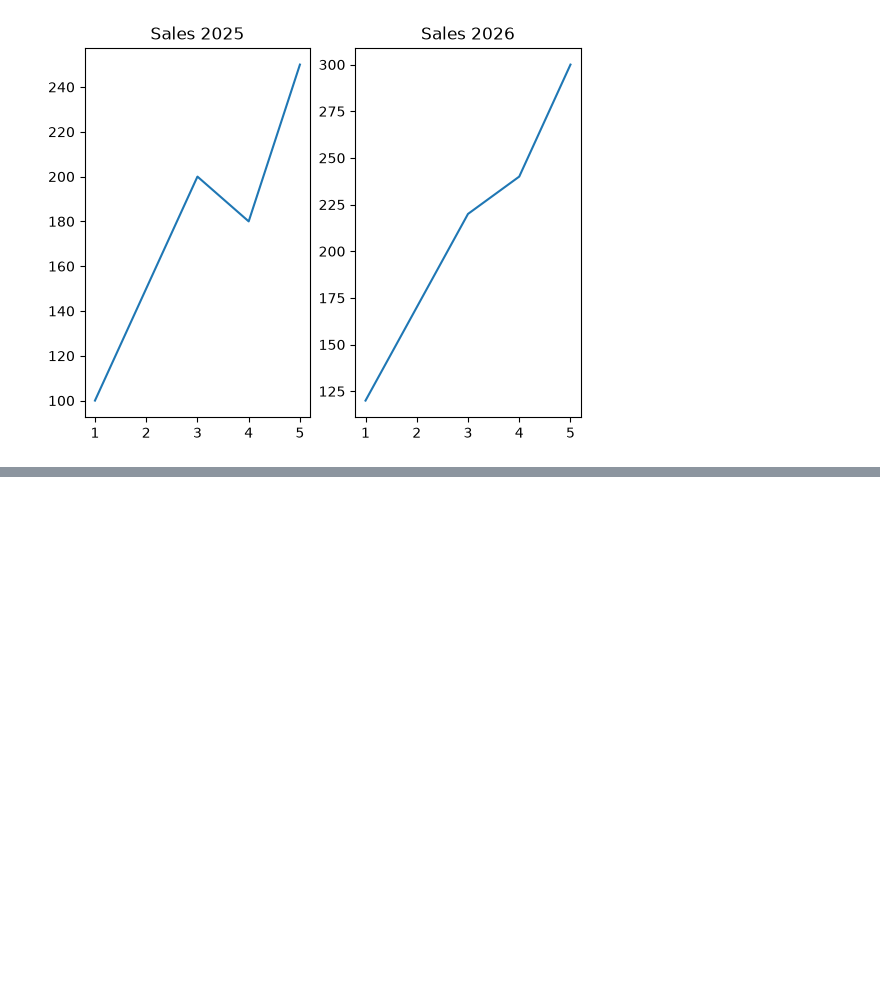
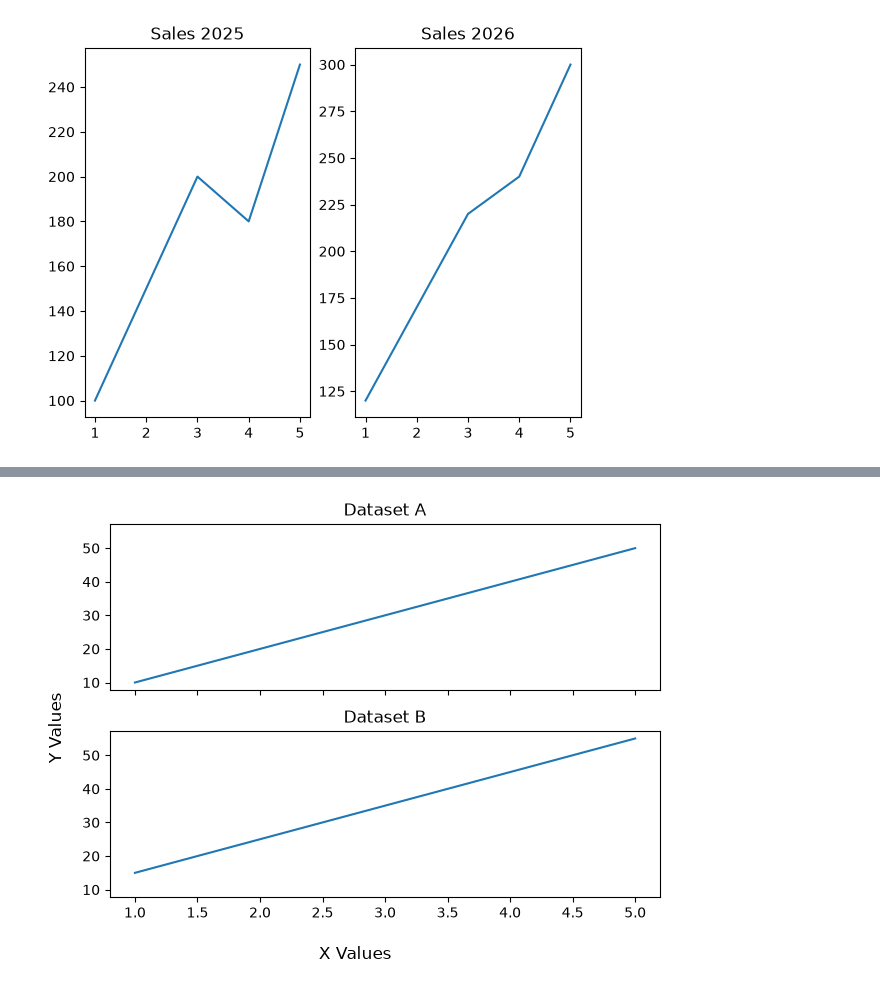
Before and after one commit to yashvardhansingh442-dev/python-deep-dive, a Jupyter notebook: learning-codes/library/scipy/Plotting-basic.ipynb, the cells around one changed output, grey strips where cells are left out. Saved outputs shown, nothing was run; the diff lists cells and outputs as text; code cells hidden in the pictures; blank space fills up the shorter version.

```diff
--- a/learning-codes/library/scipy/Plotting-basic.ipynb
+++ b/learning-codes/library/scipy/Plotting-basic.ipynb
@@ -591,0 +661,36 @@ plt.show()
+# %%
+import matplotlib.pyplot as plt
+
+# Creating the data
+x = [1, 2, 3, 4, 5]
+
+y1 = [10, 20, 30, 40, 50]
+y2 = [15, 25, 35, 45, 55]
+
+# Creating two subplots with shared axes
+fig, axes = plt.subplots(
+    2,
+    1,
+    sharex=True,
+    sharey=True
+)
+
+# First graph
+axes[0].plot(x, y1)
+axes[0].set_title("Dataset A")
+
+# Second graph
+axes[1].plot(x, y2)
+axes[1].set_title("Dataset B")
+
+# Adding a shared X-axis label
+fig.supxlabel("X Values")
+
+# Adding a shared Y-axis label
+fig.supylabel("Y Values")
+
+plt.tight_layout()
+
+plt.show()
+# %% [output]
+[figure, added]
```
Also changed, not shown: parts of 3 cells of this notebook.
